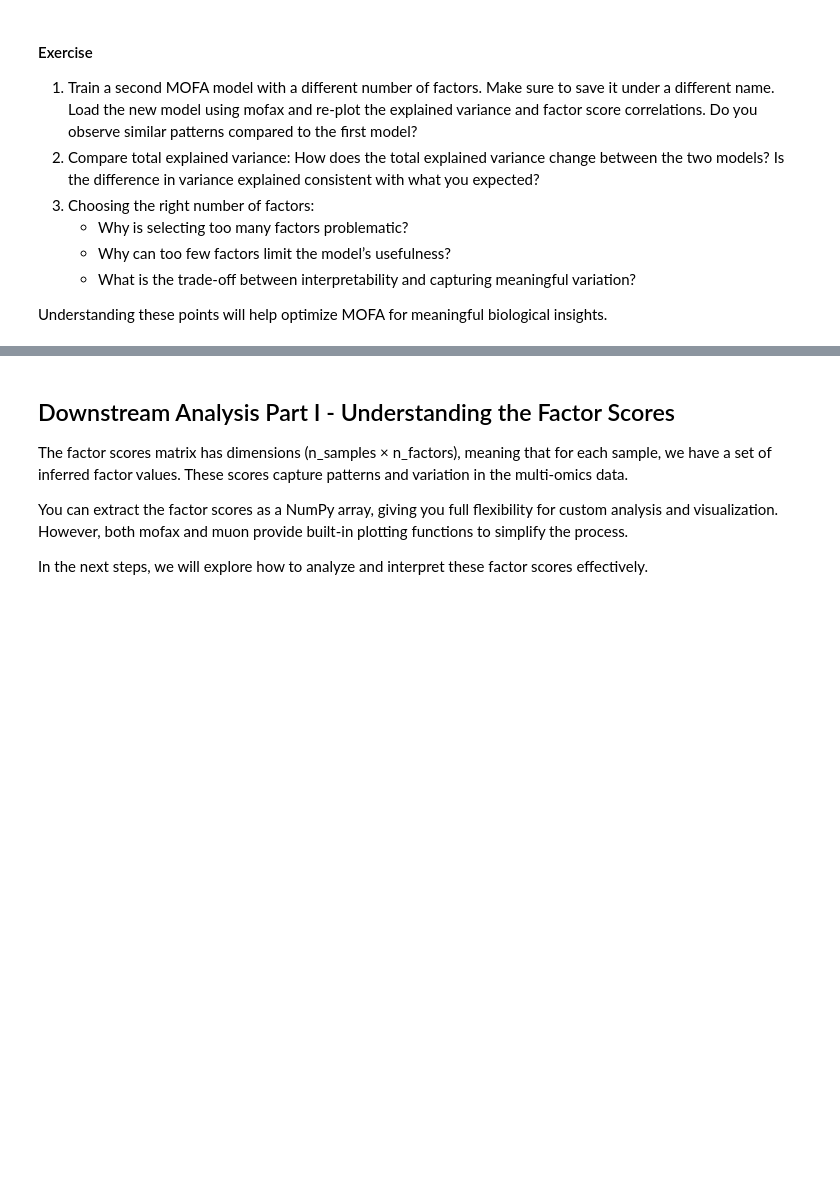
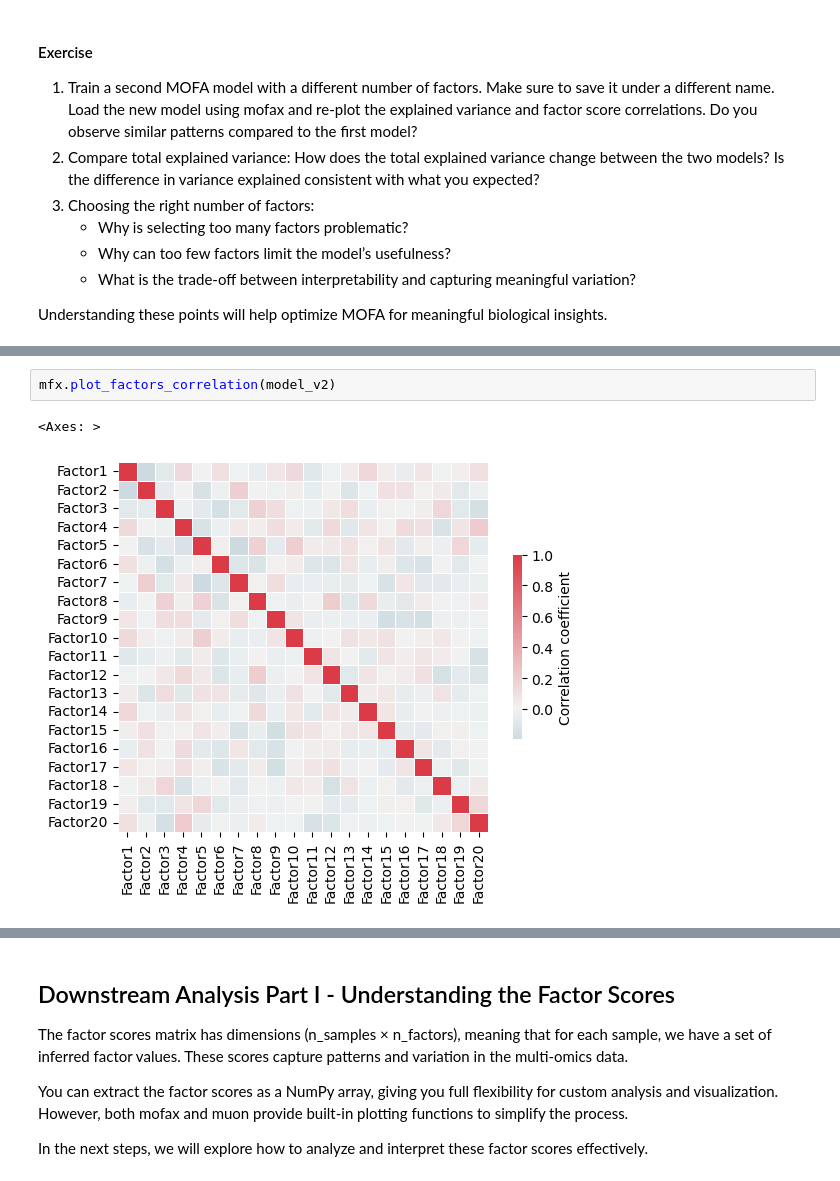
Before and after one commit to penelopenelope/ebi_mofa_workshop_precision_medicine, a Jupyter notebook: project.ipynb, the cells around one changed output, grey strips where cells are left out. Drawn from its saved outputs; the diff is of its cells as text; blank space fills up the shorter version.

```diff
--- a/project.ipynb
+++ b/project.ipynb
@@ -444,0 +663,5 @@ Understanding these points will help optimize MOFA for meaningful biological ins
+# %%
+mfx.plot_factors_correlation(model_v2)
+# %% [output]
+<Axes: >
+[figure, added]
```
Also changed, not shown: parts of 25 cells of this notebook.
